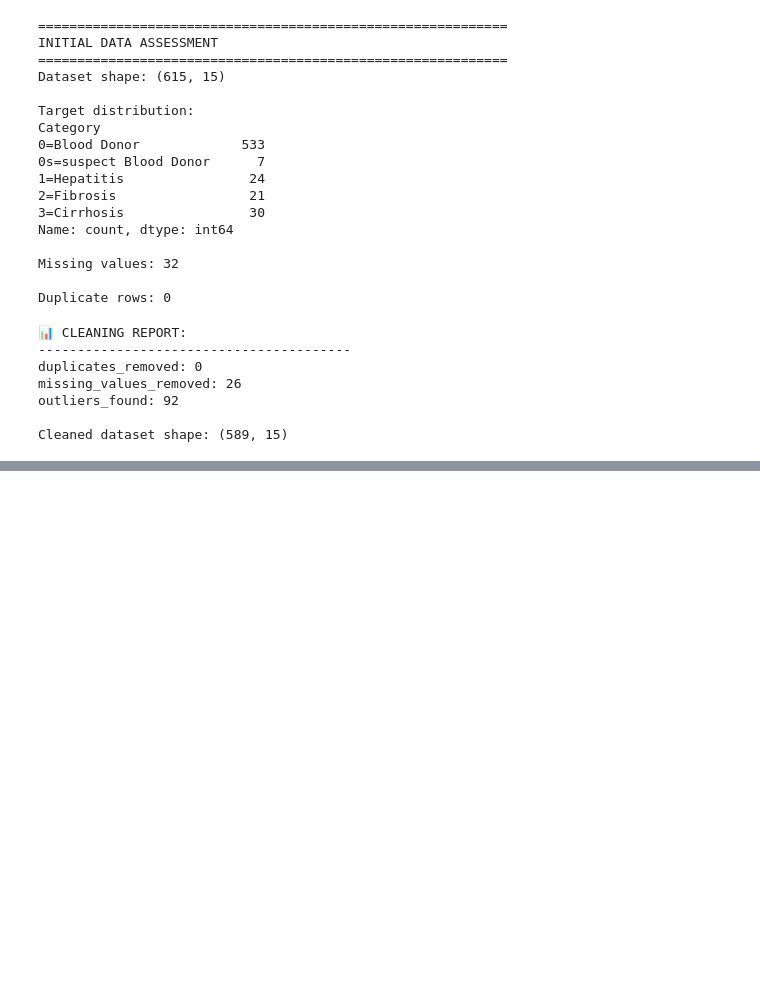
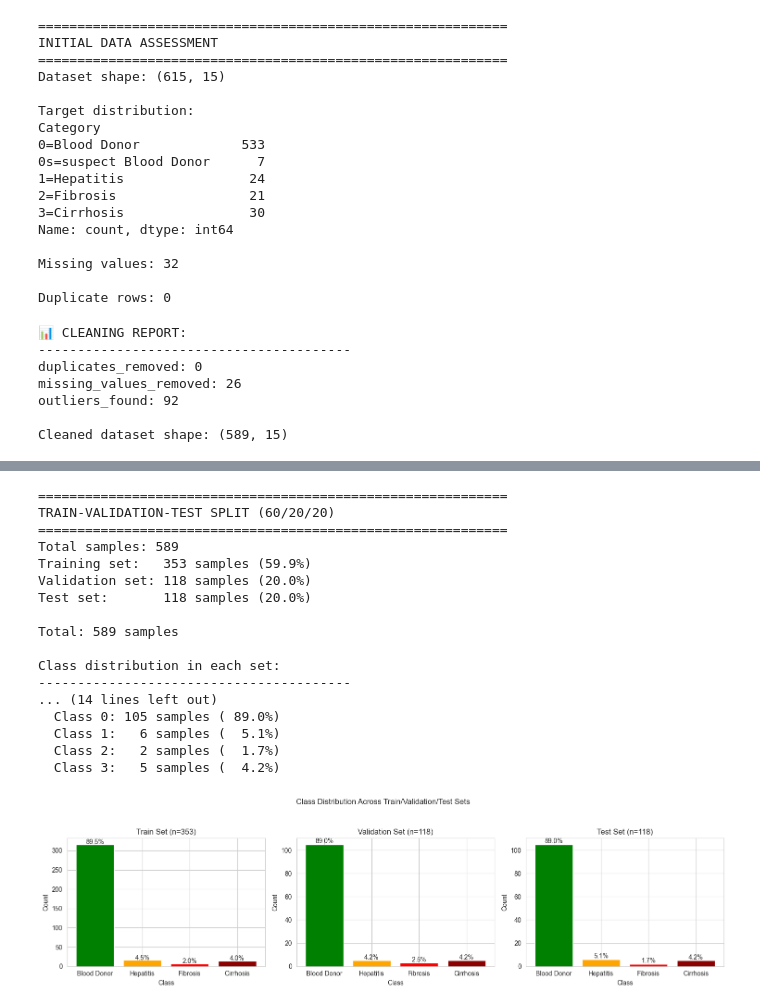
Before and after one commit to sunb82/hcv-disease-prediction, a Jupyter notebook: notebooks/02_preprocessing.ipynb, the cells around one changed output, grey strips where cells are left out. Cells and saved outputs as stored; diff of their text form; code cells hidden in the pictures; blank space fills up the shorter version.

Commit message:
Completed rest of data preprocessing: Feature engineering, train/validate/test splits, and Smote balancing. Then saved data.

```diff
--- a/notebooks/02_preprocessing.ipynb
+++ b/notebooks/02_preprocessing.ipynb
@@ -144,0 +427,75 @@ Cleaned dataset shape: (589, 15)
+# %%
+# Implement 60/20/20 train/validation/test split
+# First split: 80% for train+val, 20% for test
+X_temp, X_test, y_temp, y_test = train_test_split(
+    X, y_numeric, test_size=0.20, random_state=42, stratify=y_numeric
+)
+
+# Second split: 75% of temp for train (60% of total), 25% of temp for val (20% of total)
+# 60/(60+20) = 0.75 for train from temp
+X_train, X_val, y_train, y_val = train_test_split(
+    X_temp, y_temp, test_size=0.25, random_state=42, stratify=y_temp
+)
+
+print("="*60)
+print("TRAIN-VALIDATION-TEST SPLIT (60/20/20)")
+print("="*60)
+print(f"Total samples: {len(X)}")
+print(f"Training set:   {X_train.shape[0]} samples ({X_train.shape[0]/len(X)*100:.1f}%)")
+print(f"Validation set: {X_val.shape[0]} samples ({X_val.shape[0]/len(X)*100:.1f}%)")
+print(f"Test set:       {X_test.shape[0]} samples ({X_test.shape[0]/len(X)*100:.1f}%)")
+print(f"\nTotal: {X_train.shape[0] + X_val.shape[0] + X_test.shape[0]} samples")
+
+# Verify the splits add up correctly
+assert X_train.shape[0] + X_val.shape[0] + X_test.shape[0] == len(X), "Split sizes don't add up!"
+
+# Check class distribution in each set
+print("\nClass distribution in each set:")
+print("-" * 40)
+for set_name, y_set in [('Train', y_train), ('Val', y_val), ('Test', y_test)]:
+    print(f"\n{set_name} set:")
+    dist = y_set.value_counts().sort_index()
+    for cls in sorted(y_set.unique()):
+        count = (y_set == cls).sum()
+        pct = count / len(y_set) * 100
+        print(f"  Class {int(cls)}: {count:3d} samples ({pct:5.1f}%)")
+
+# Visualize the splits
+fig, axes = plt.subplots(1, 3, figsize=(15, 4))
+
+for idx, (set_name, y_set) in enumerate([('Train', y_train), ('Validation', y_val), ('Test', y_test)]):
+    counts = y_set.value_counts().sort_index()
+    axes[idx].bar(counts.index, counts.values, color=['green', 'orange', 'red', 'darkred'])
+    axes[idx].set_title(f'{set_name} Set (n={len(y_set)})')
+    axes[idx].set_xlabel('Class')
+    axes[idx].set_ylabel('Count')
+    axes[idx].set_xticks(counts.index)
+    axes[idx].set_xticklabels(['Blood Donor', 'Hepatitis', 'Fibrosis', 'Cirrhosis'])
+
+    # Add percentage labels on bars
+    for i, (cls, count) in enumerate(counts.items()):
+        pct = count / len(y_set) * 100
+        axes[idx].text(i, count + 1, f'{pct:.1f}%', ha='center')
+
+plt.suptitle('Class Distribution Across Train/Validation/Test Sets', y=1.05)
+plt.tight_layout()
+plt.show()
+# %% [output]
+============================================================
+TRAIN-VALIDATION-TEST SPLIT (60/20/20)
+============================================================
+Total samples: 589
+Training set:   353 samples (59.9%)
+Validation set: 118 samples (20.0%)
+Test set:       118 samples (20.0%)
+
+Total: 589 samples
+
+Class distribution in each set:
+----------------------------------------
+... (14 lines left out)
+  Class 0: 105 samples ( 89.0%)
+  Class 1:   6 samples (  5.1%)
+  Class 2:   2 samples (  1.7%)
+  Class 3:   5 samples (  4.2%)
+[figure, added]
```
Also changed, not shown: parts of 8 cells of this notebook, 9 other files.
